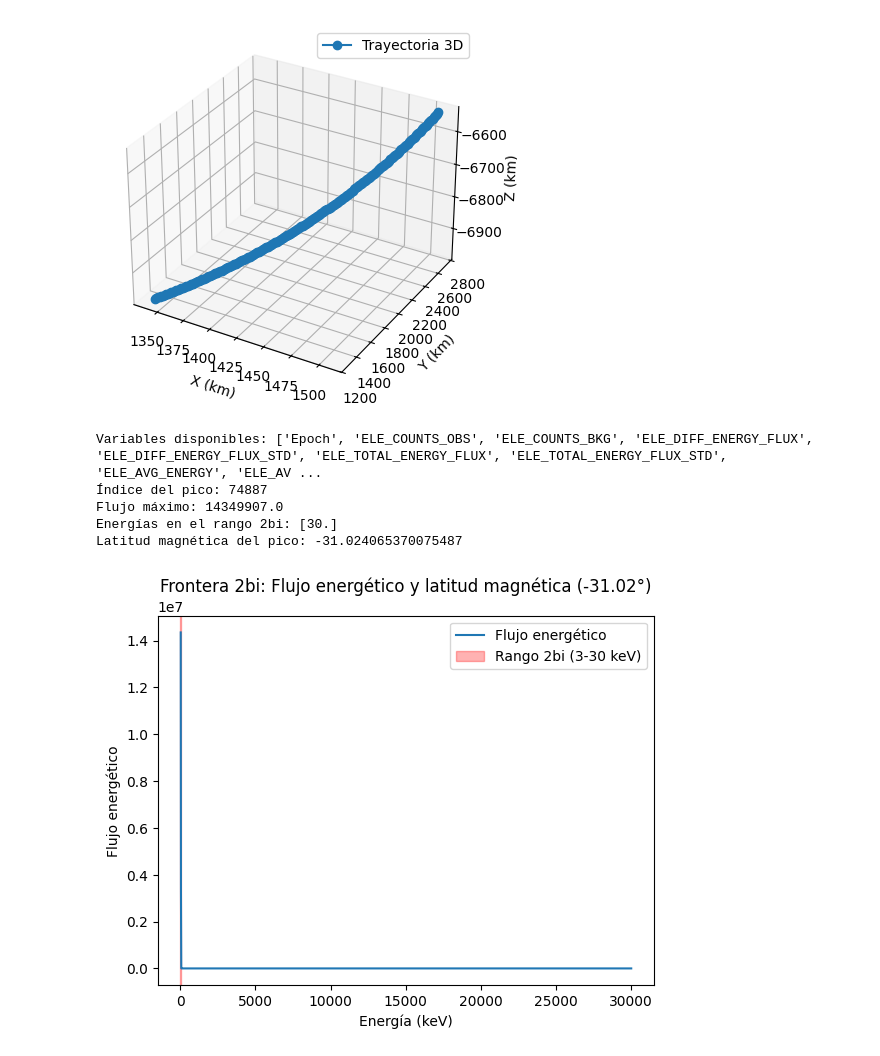
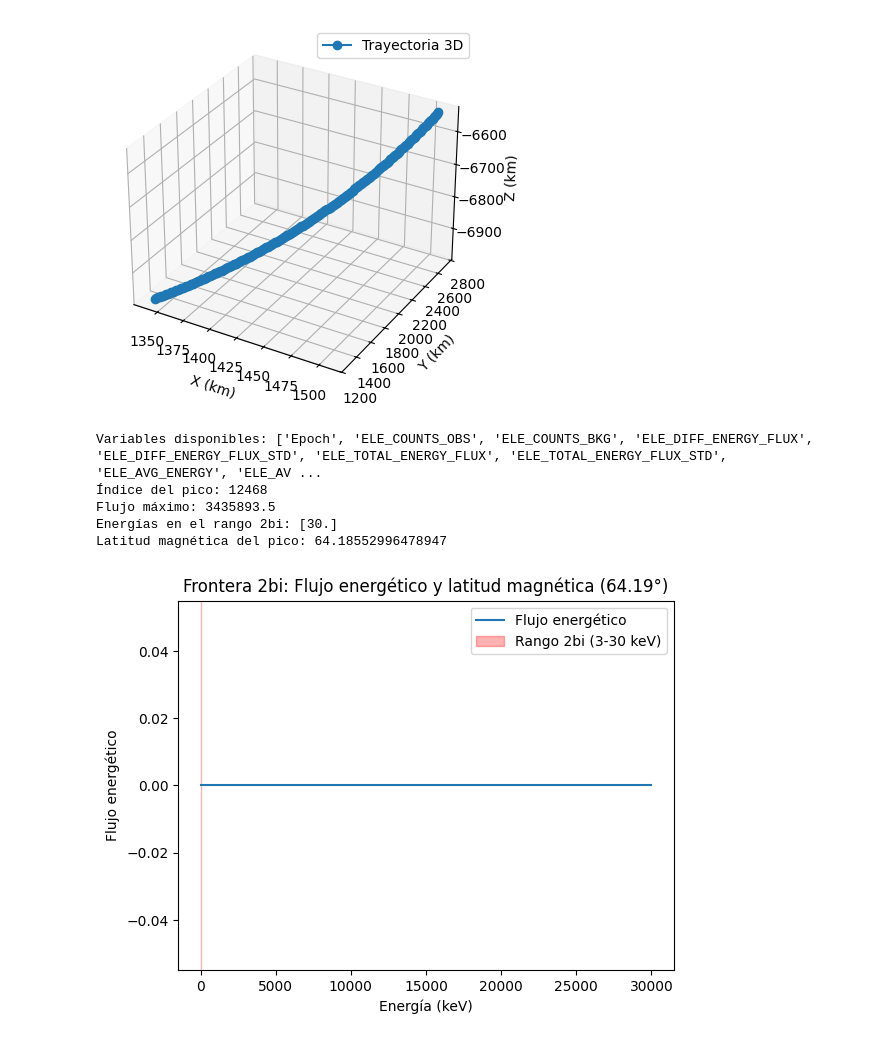
Before and after one commit to BenjaminEdwardsUsach/Proyecto_OvationPyme, a Jupyter notebook: Test03.ipynb, the cells around one changed output. Cells and saved outputs as stored; diff of their text form; code cells hidden in the pictures.

```diff
--- a/Test03.ipynb
+++ b/Test03.ipynb
@@ -121,7 +121,11 @@ plt.show()
 # %% [output]
 [figure]
 # %%
-# Ruta al archivo CDF
+import cdflib
+import numpy as np
+import matplotlib.pyplot as plt
+
+# Ruta al archivo CDF (cambiar a la ruta correspondiente)
 cdf_file_path = "dmsp-f16_ssjs_precipitating-electrons-ions_20130531000000_20130531230000_cdaweb.cdf"
 
 # Cargar archivo CDF
@@ -136,31 +140,27 @@ print("Variables disponibles:", variables)
 ion_energy = cdf.varget("CHANNEL_ENERGIES")  # Energías de los canales (keV)
 # - Flujo diferencial de energía de los iones
 ion_flux = cdf.varget("ION_DIFF_ENERGY_FLUX")  # Flujo de energía diferencial
-# - Latitud magnética (si es necesaria para análisis adicional)
-mag_lat = cdf.varget("SC_AACGM_LAT")
+# - Latitud magnética
+mag_lat = cdf.varget("SC_AACGM_LAT")  # Latitud magnética asociada a cada instante
 
-# Filtrar valores NaN o inválidos en los datos
-def clean_data(ion_energy, ion_flux):
+# Validar dimensiones
+if ion_flux.shape[0] != len(mag_lat):
+    raise ValueError("Dimensiones inconsistentes entre flujo de iones y latitud magnética.")
+
+def filter_by_latitude(latitudes, flux, lat_range):
     """
-    Elimina valores NaN o filas con datos incompletos.
+    Filtra los datos de flujo y latitudes según un rango de latitudes.
 
-    :param ion_energy: Array de energías de los iones (keV).
-    :param ion_flux: Matriz de flujo energético (dimensiones: tiempo x energía).
-    :return: Datos limpios.
+    :param latitudes: Array de latitudes magnéticas.
+    :param flux: Matriz de flujo energético (dimensiones: tiempo x energía).
+    :param lat_range: Tupla con el rango de latitudes (min_lat, max_lat).
+    :return: Subconjunto de latitudes y flujos dentro del rango especificado.
     """
-    # Asegurar que no haya valores NaN en los datos
-    valid_flux_mask = ~np.isnan(ion_flux).any(axis=1)
-    ion_flux_clean = ion_flux[valid_flux_mask, :]
+    min_lat, max_lat = lat_range
+    valid_indices = np.where((latitudes >= min_lat) & (latitudes <= max_lat))[0]
+    return latitudes[valid_indices], flux[valid_indices, :]
 
-    # Validar también las energías (aunque menos probable que contengan NaN)
-    if np.isnan(ion_energy).any():
-        raise ValueError("Los valores de energía contienen NaN, revisar archivo de datos.")
-
-    return ion_energy, ion_flux_clean
-
-# Limpiar los datos
-ion_energy, ion_flux = clean_data(ion_energy, ion_flux)
-def find_2bi_boundary(ion_energy, ion_flux, mag_lat):
+def find_2bi_boundary(ion_energy, ion_flux, mag_lat, lat_range):
     """
     Identifica la frontera 2bi buscando el pico de flujo energético integrado
     en el rango de energía 3-30 keV y determina su posición en latitud magnética.
@@ -168,55 +168,63 @@ def find_2bi_boundary(ion_energy, ion_flux, mag_lat):
     :param ion_energy: Array de energías de los iones (keV).
     :param ion_flux: Matriz de flujo energético (dimensiones: tiempo x energía).
     :param mag_lat: Array de latitudes magnéticas asociadas a cada instante de tiempo.
+    :param lat_range: Tupla con el rango de latitudes (min_lat, max_lat).
     :return: Índice de tiempo, valor de flujo máximo, energías del rango, y latitud magnética del pico.
     """
+    # Filtrar datos por latitud
+    filtered_lat, filtered_flux = filter_by_latitude(mag_lat, ion_flux, lat_range)
+
     # Definir el rango de energía relevante
     min_energy, max_energy = 3, 30
 
     # Filtrar energías dentro del rango
     valid_indices = np.where((ion_energy >= min_energy) & (ion_energy <= max_energy))[0]
 
+
     if len(valid_indices) == 0:
         raise ValueError("No se encontraron energías en el rango especificado.")
 
     # Integrar el flujo energético en el rango seleccionado
-    integrated_flux = ion_flux[:, valid_indices].sum(axis=1)
+    integrated_flux = filtered_flux[:, valid_indices].sum(axis=1)
 
     # Encontrar el pico del flujo integrado
     peak_index = np.argmax(integrated_flux)
     peak_flux = integrated_flux[peak_index]
 
     # Energías correspondientes al rango seleccionado
     peak_energy = ion_energy[valid_indices]
 
     # Latitud magnética asociada al pico
-    peak_latitude = mag_lat[peak_index]
+    peak_latitude = filtered_lat[peak_index]
 
     return peak_index, peak_flux, peak_energy, peak_latitude
 
+# Definir rango de latitudes relevante (50° a 80°)
+latitude_range = (50, 80)
+
 # Llamar a la función para encontrar la frontera 2bi
 try:
-    peak_index, peak_flux, peak_energy, peak_latitude = find_2bi_boundary(ion_energy, ion_flux, mag_lat)
+    peak_index, peak_flux, peak_energy, peak_latitude = find_2bi_boundary(ion_energy, ion_flux, mag_lat, latitude_range)
     print(f"Índice del pico: {peak_index}")
     print(f"Flujo máximo: {peak_flux}")
     print(f"Energías en el rango 2bi: {peak_energy}")
     print(f"Latitud magnética del pico: {peak_latitude}")
 
     # Graficar el flujo energético integrado
     plt.plot(ion_energy, ion_flux[peak_index, :], label="Flujo energético")
     plt.axvspan(3, 30, color='red', alpha=0.3, label="Rango 2bi (3-30 keV)")
     plt.title(f"Frontera 2bi: Flujo energético y latitud magnética ({peak_latitude:.2f}°)")
     plt.xlabel("Energía (keV)")
     plt.ylabel("Flujo energético")
     plt.legend()
     plt.show()
 
 except Exception as e:
     print("Error al procesar los datos:", e)
 # %% [output]
 Variables disponibles: ['Epoch', 'ELE_COUNTS_OBS', 'ELE_COUNTS_BKG', 'ELE_DIFF_ENERGY_FLUX', 'ELE_DIFF_ENERGY_FLUX_STD', 'ELE_TOTAL_ENERGY_FLUX', 'ELE_TOTAL_ENERGY_FLUX_STD', 'ELE_AVG_ENERGY', 'ELE_AV ...
-Índice del pico: 74887
-Flujo máximo: 14349907.0
+Índice del pico: 12468
+Flujo máximo: 3435893.5
 Energías en el rango 2bi: [30.]
-Latitud magnética del pico: -31.024065370075487
+Latitud magnética del pico: 64.18552996478947
-[figure, old version]
+[figure, new version]
```
Also changed, not shown: parts of 1 cell of this notebook.
